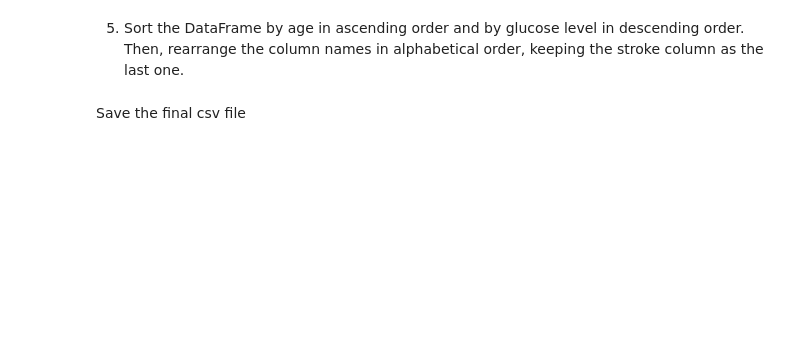
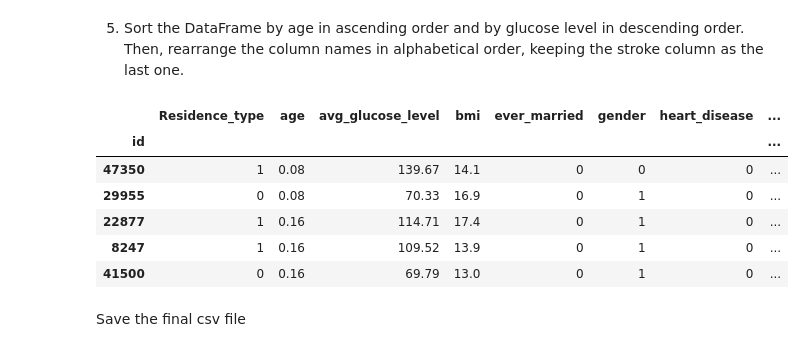
Before and after one commit to Ilie27/Supervised-learning, a Jupyter notebook: Citirea_si_vizualizarea_datelor_tabelare.ipynb, the cells around one changed output. Saved outputs shown, nothing was run; the diff lists cells and outputs as text; code cells hidden in the pictures; blank space fills up the shorter version.

```diff
--- a/Citirea_si_vizualizarea_datelor_tabelare.ipynb
+++ b/Citirea_si_vizualizarea_datelor_tabelare.ipynb
@@ -704,3 +756,20 @@ stroke_df.head()
+# %%
+#TO DO
+sorted_df = stroke_df.sort_values(by=['age', 'avg_glucose_level'], ascending=[True, False])
+
+
+columns = sorted([col for col in sorted_df.columns if col != 'stroke']) + ['stroke']
+sorted_df = sorted_df[columns]
+
+sorted_df.head()
+# %% [output]
+|  | Residence_type | age | avg_glucose_level | bmi | ever_married | gender | heart_disease | ... |
+| id |  |  |  |  |  |  |  | ... |
+| 47350 | 1 | 0.08 | 139.67 | 14.1 | 0 | 0 | 0 | ... |
+| 29955 | 0 | 0.08 | 70.33 | 16.9 | 0 | 1 | 0 | ... |
+| 22877 | 1 | 0.16 | 114.71 | 17.4 | 0 | 1 | 0 | ... |
+| 8247 | 1 | 0.16 | 109.52 | 13.9 | 0 | 1 | 0 | ... |
+| 41500 | 0 | 0.16 | 69.79 | 13.0 | 0 | 1 | 0 | ... |
 # %% [markdown]
 Save the final csv file
 # %%
```
Also changed, not shown: parts of 16 cells of this notebook.
